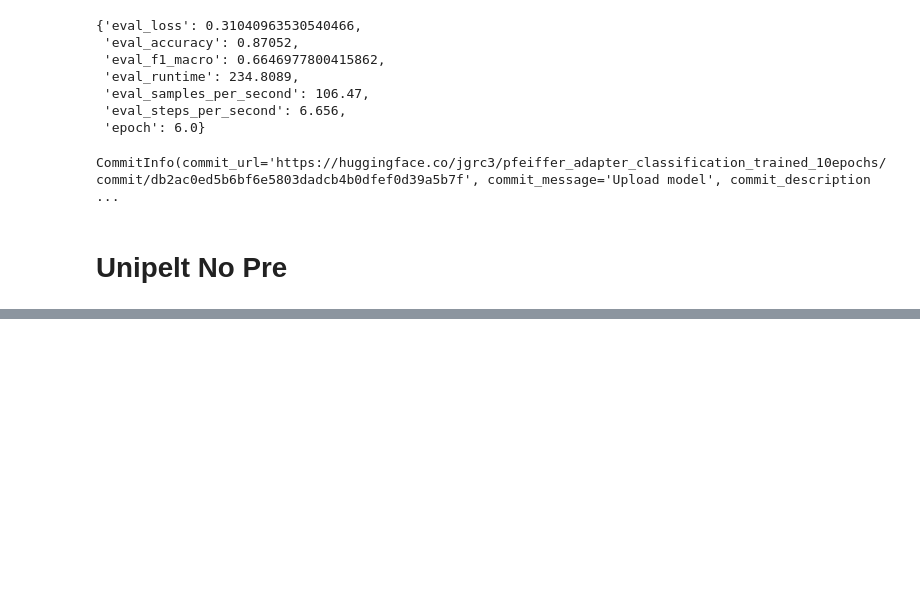
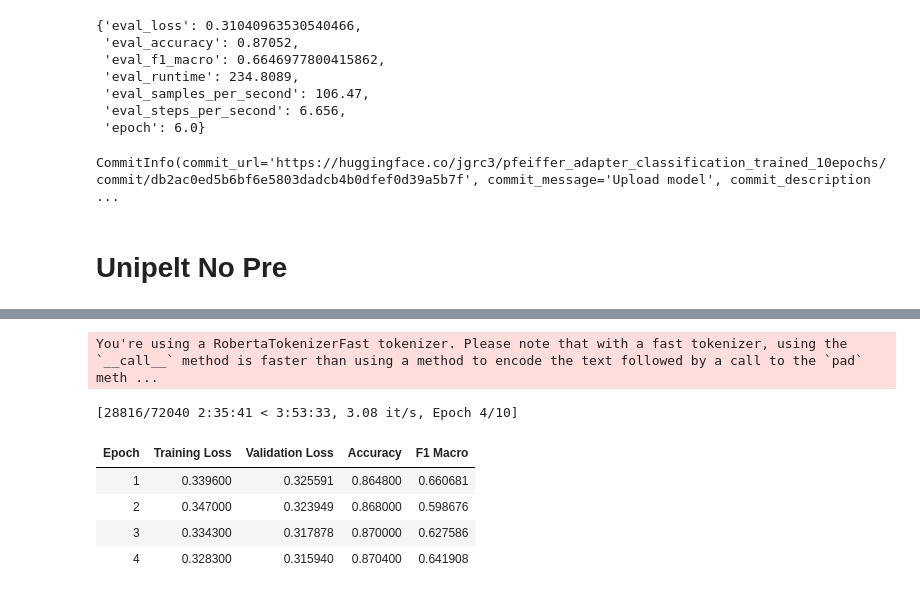
Before and after one commit to BigTMiami/AdaptOrDie, a Jupyter notebook: unipelt_classification_task.ipynb, the cells around one changed output, grey strips where cells are left out. Cells and saved outputs as stored; diff of their text form; code cells hidden in the pictures; blank space fills up the shorter version.

```diff
--- a/unipelt_classification_task.ipynb
+++ b/unipelt_classification_task.ipynb
@@ -384,0 +527,10 @@ CommitInfo(commit_url='https://huggingface.co/jgrc3/pfeiffer_adapter_classificat
+# %%
+from transformers import RobertaConfig
+from adapters import AutoAdapterModel
+
+config = RobertaConfig.from_pretrained("roberta-base")
+model = AutoAdapterModel.from_pretrained(
+    "roberta-base",
+    config=config,
+)
+#print_gpu_utilization()
@@ -384,0 +540,16 @@ CommitInfo(commit_url='https://huggingface.co/jgrc3/pfeiffer_adapter_classificat
+# %%
+adapter_hub_name = "pfeiffer_adapter_classification_noPre_10epochs_redo"
+adapter_name = "classifier_pfeiffer_no_pretraining"
+adapter_type = "pfeiffer" # could be "lora", etc.
+
+# Add a new adapter
+model.add_adapter(adapter_name, config=adapter_type)
+
+# Add head for classification modeling
+model.add_classification_head(
+    adapter_name,
+    num_labels=2,
+    id2label={ 0: "unhelpful", 1: "helpful"})
+
+# Set the adapter to be used for training
+model.train_adapter(adapter_name)
@@ -384,0 +622,10 @@ CommitInfo(commit_url='https://huggingface.co/jgrc3/pfeiffer_adapter_classificat
+# %%
+training_results = pfeiffer_no_trainer.train()
+# %% [output]
+You're using a RobertaTokenizerFast tokenizer. Please note that with a fast tokenizer, using the `__call__` method is faster than using a method to encode the text followed by a call to the `pad` meth ...
+[28816/72040 2:35:41 < 3:53:33, 3.08 it/s, Epoch 4/10]
+| Epoch | Training Loss | Validation Loss | Accuracy | F1 Macro |
+| 1 | 0.339600 | 0.325591 | 0.864800 | 0.660681 |
+| 2 | 0.347000 | 0.323949 | 0.868000 | 0.598676 |
+| 3 | 0.334300 | 0.317878 | 0.870000 | 0.627586 |
+| 4 | 0.328300 | 0.315940 | 0.870400 | 0.641908 |
```
Also changed, not shown: parts of 20 cells of this notebook.
